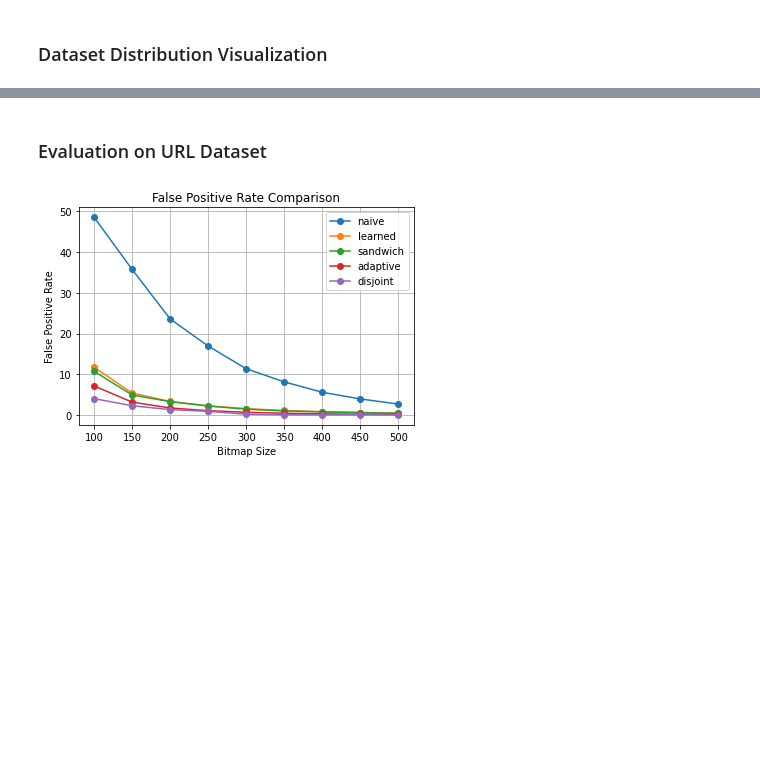
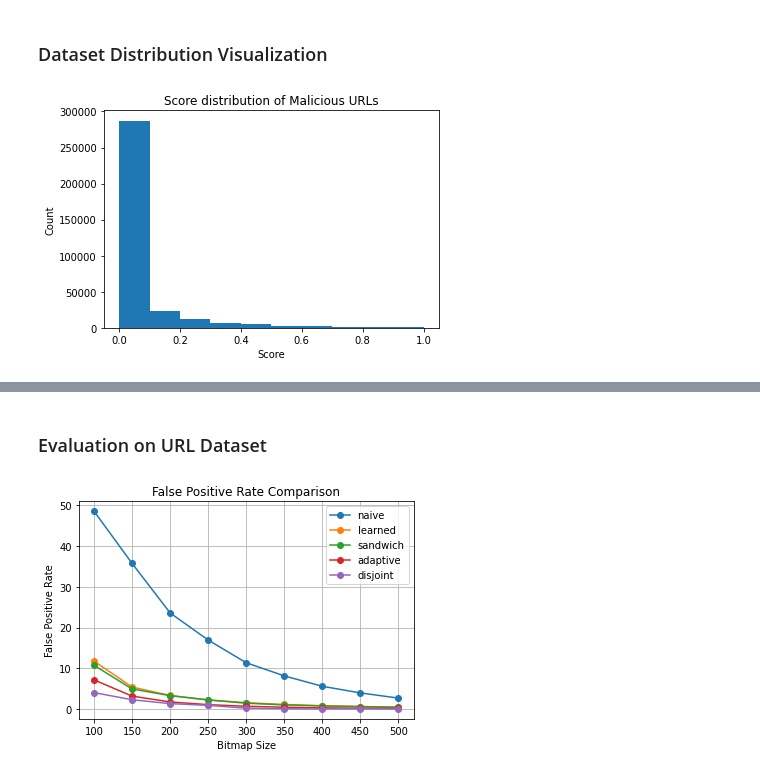
Before and after one commit to john-b-yang/cos513, a Jupyter notebook: etc/graphs.ipynb, the cells around one changed output, grey strips where cells are left out. Cells and saved outputs as stored; diff of their text form; code cells hidden in the pictures; blank space fills up the shorter version.

```diff
--- a/etc/graphs.ipynb
+++ b/etc/graphs.ipynb
@@ -4,5 +4,3 @@ import numpy as np
 import matplotlib.pyplot as plt
 
 %matplotlib inline
-# %% [markdown]
-### Dataset Distribution Visualization
@@ -10,0 +7,15 @@ url_data = pd.read_csv("../data/URL_data.csv")
+# %% [markdown]
+### Dataset Distribution Visualization
+# %%
+url_data = pd.read_csv("../src/data/URL_data.csv")
+
+scores_neg = list(url_data[url_data['label'] == -1]['score'])
+scores_pos = list(url_data[url_data['label'] == 1]['score'])
+# %%
+plt.hist(scores_neg);
+plt.title('Score distribution of Malicious URLs');
+plt.xlabel('Score');
+plt.ylabel('Count');
+plt.savefig("imgs/url-mal.png")
+# %% [output]
+[figure, added]
```
Also changed, not shown: parts of 2 cells of this notebook, 8 other files.
